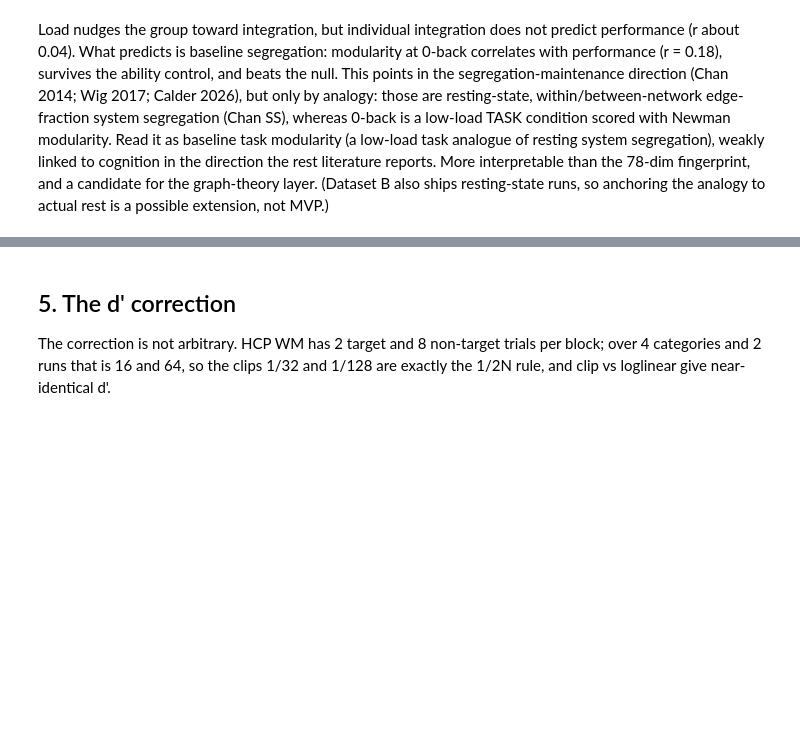
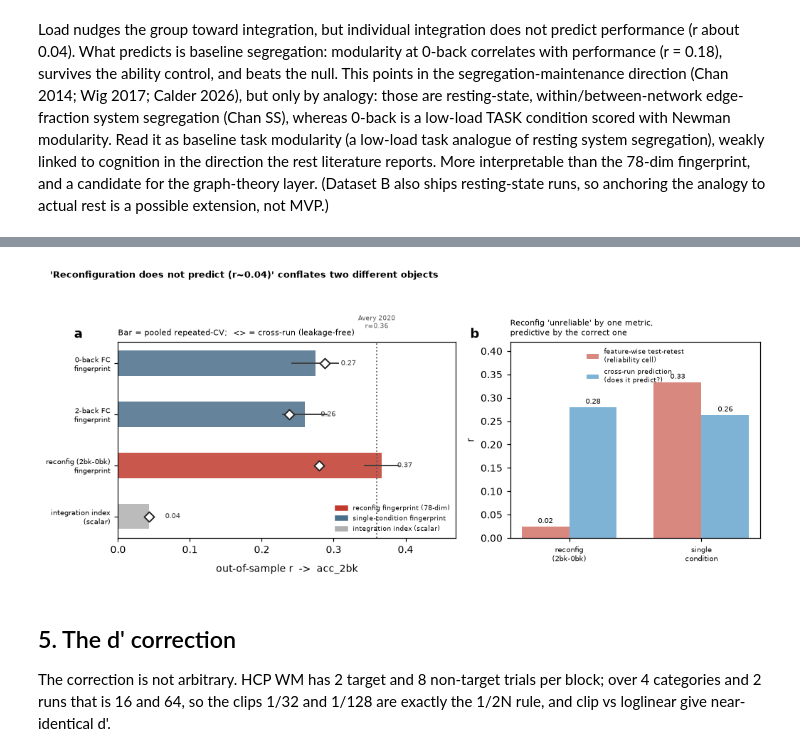
Before and after one commit to The-Gammas/The-Gammas, a Jupyter notebook: sandbox/jaime/04_goutham_pipeline_on_B.ipynb, the cells around one changed output, grey strips where cells are left out. Saved outputs shown, nothing was run; the diff lists cells and outputs as text; code cells hidden in the pictures; blank space fills up the shorter version.

```diff
--- a/sandbox/jaime/04_goutham_pipeline_on_B.ipynb
+++ b/sandbox/jaime/04_goutham_pipeline_on_B.ipynb
@@ -383,3 +425,21 @@ measure    feature-wise r: Fisher-mean [median, IQR 25-75]   subject-ID acc (cha
 0back      +0.332  [+0.345, +0.30 .. +0.37]                    0.031
 2back      +0.334  [+0.342, +0.30 .. +0.38]                    0.031
 reconfig   +0.024  [+0.021, -0.00 .. +0.05]                    0.006
+# %%
+# ADDED 2026-07-17 (post-audit): leakage-free arbiter for the reliability claim.
+# Train on ONE run's fingerprint, test on the OTHER run. If a feature is unreliable, cross-run
+# prediction collapses even when pooled-CV looks strong -- so this is the strictest test of whether
+# the reconfiguration pattern carries real between-subject signal. Reuses `_fp` (per-run fingerprints,
+# subject order == subs_b == y_acc) built in the reliability cell above; ~1 s, no extra data loads.
+def _cross_run_r(k):
+    A0, A1 = np.array(_fp[k][0]), np.array(_fp[k][1])
+    def rr(Xtr, Xte):
+        sc = StandardScaler().fit(Xtr)
+        return pearsonr(crystal_ball().fit(sc.transform(Xtr), y_acc).predict(sc.transform(Xte)), y_acc)[0]
+    return rr(A0, A1), rr(A1, A0)
+
+print("cross-run prediction (train one run's fingerprint, test the OTHER run):")
+for k in ("0back", "2back", "reconfig"):
+    a, b = _cross_run_r(k)
+    print(f"  {k:9s}  run0->run1 r={a:+.3f} | run1->run0 r={b:+.3f} | mean {np.mean([a, b]):+.3f}")
+# expected: 0back ~+0.29 | 2back ~+0.24 | reconfig ~+0.28  (the reconfig fingerprint DOES predict)
@@ -536,3 +601,61 @@ low-load task analogue of resting system segregation), weakly linked to cognitio
 the rest literature reports. More interpretable than the 78-dim fingerprint, and a candidate for the
 graph-theory layer. (Dataset B also ships resting-state runs, so anchoring the analogy to actual
 rest is a possible extension, not MVP.)
+# %%
+# ADDED 2026-07-17 (post-audit): reconciliation figure for the P0 framing fix.
+# "Reconfiguration does not predict (r~0.04)" conflated two objects: the 78-dim multivariate fingerprint
+# (predicts) vs the scalar integration index (does not). Panel (a) puts the four objects on one axis;
+# panel (b) shows the reconfig's two "reliabilities" giving opposite verdicts. Reuses _fp (section 3b),
+# fps (section 3a), integration (section 4), _cross_run_r (section 3b) -- all defined above.
+from matplotlib.patches import Patch
+
+def _repcv(X, n=20):
+    return np.array([pearsonr(cv_predict(X, y_acc, crystal_ball, seed=s), y_acc)[0] for s in range(n)])
+
+rep = {k: _repcv(fps[k]) for k in ("0back", "2back", "reconfig")}
+xr  = {k: float(np.mean(_cross_run_r(k))) for k in ("0back", "2back", "reconfig")}
+ri  = pearsonr(integration, y_acc)[0]           # integration index (scalar), from section 4
+
+print("reconciliation numbers (out-of-sample r -> acc_2bk):")
+for k in ("0back", "2back", "reconfig"):
+    print(f"  {k:9s} repeated-CV {rep[k].mean():+.3f} +/- {rep[k].std():.3f} | cross-run {xr[k]:+.3f}")
+print(f"  integration index (scalar)          {ri:+.3f}")
+
+fig, (axA, axB) = plt.subplots(1, 2, figsize=(9.4, 4.0), gridspec_kw={"width_ratios": [1.35, 1]})
+labels = ["0-back FC\nfingerprint", "2-back FC\nfingerprint", "reconfig (2bk-0bk)\nfingerprint", "integration index\n(scalar)"]
+mean_r = [rep["0back"].mean(), rep["2back"].mean(), rep["reconfig"].mean(), ri]
+std_r  = [rep["0back"].std(),  rep["2back"].std(),  rep["reconfig"].std(),  0.0]
+cross_r= [xr["0back"], xr["2back"], xr["reconfig"], ri]
+cols   = ["#4a6f8a", "#4a6f8a", "#c0392b", "#b0b0b0"]
+yy = np.arange(len(labels))[::-1]
+for yi, m, s, cr, col in zip(yy, mean_r, std_r, cross_r, cols):
+    axA.barh(yi, m, height=0.5, color=col, alpha=0.85, zorder=2)
+    if s > 0: axA.plot([m-s, m+s], [yi, yi], color="0.25", lw=1.3, zorder=4)
+    axA.scatter(cr, yi, marker="D", s=42, facecolor="white", edgecolor="0.15", lw=1.3, zorder=5)
+    axA.text(max(m, cr)+0.022, yi, f"{m:.2f}", va="center", fontsize=6.5, color="0.2")
+axA.axvline(0.36, color="0.35", ls=":", lw=1.2)
+axA.text(0.36, len(labels)-0.35, "Avery 2020\nr=0.36", fontsize=6, color="0.35", ha="center", va="bottom")
+axA.set_yticks(yy); axA.set_yticklabels(labels, fontsize=6.8)
+axA.set_xlim(0, 0.47); axA.set_xlabel("out-of-sample r  ->  acc_2bk", labelpad=8)
+axA.set_title("Bar = pooled repeated-CV;  <> = cross-run (leakage-free)", fontsize=7.2, loc="left")
+axA.legend(handles=[Patch(color="#c0392b", label="reconfig fingerprint (78-dim)"),
+                    Patch(color="#4a6f8a", label="single-condition fingerprint"),
+                    Patch(color="#b0b0b0", label="integration index (scalar)")],
+           loc="lower right", fontsize=5.8, frameon=False)
+axA.text(-0.13, 1.02, "a", transform=axA.transAxes, fontsize=12, fontweight="bold")
+
+x = np.arange(2); w = 0.36
+fw = [0.024, 0.333]; cp = [xr["reconfig"], (xr["0back"]+xr["2back"])/2]   # feature-wise vs cross-run
+axB.bar(x-w/2, fw, w, color="#d98880", label="feature-wise test-retest\n(reliability cell)")
+axB.bar(x+w/2, cp, w, color="#7fb3d5", label="cross-run prediction\n(does it predict?)")
+for xi, v in zip(x-w/2, fw): axB.text(xi, v+0.008, f"{v:.02f}", ha="center", fontsize=6.3)
+for xi, v in zip(x+w/2, cp): axB.text(xi, v+0.008, f"{v:.2f}", ha="center", fontsize=6.3)
+axB.set_xticks(x); axB.set_xticklabels(["reconfig\n(2bk-0bk)", "single\ncondition"], fontsize=6.8)
+axB.set_ylim(0, 0.42); axB.set_ylabel("r")
+axB.set_title("Reconfig 'unreliable' by one metric,\npredictive by the correct one", fontsize=7.2, loc="left")
+axB.legend(loc="upper center", fontsize=5.8, frameon=False)
+axB.text(-0.16, 1.02, "b", transform=axB.transAxes, fontsize=12, fontweight="bold")
+fig.suptitle("'Reconfiguration does not predict (r~0.04)' conflates two different objects",
+             fontsize=8.6, y=1.005, x=0.02, ha="left", weight="bold")
+fig.tight_layout(rect=[0, 0, 1, 0.97]); plt.show()
+# %% [output]
@@ -539,3 +667,4 @@ rest is a possible extension, not MVP.)
+[figure, added]
 # %% [markdown]
 ## 5. The d' correction
 
```
Also changed, not shown: parts of 11 cells of this notebook, 3 other files.
